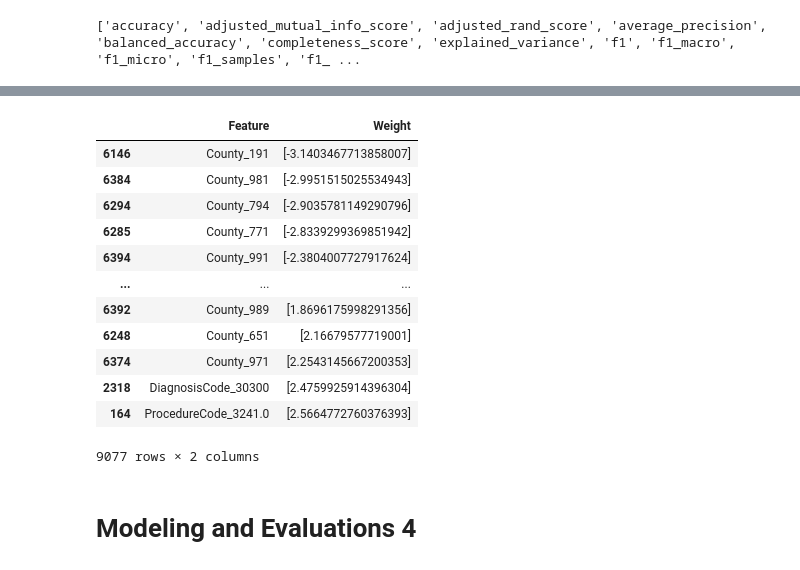
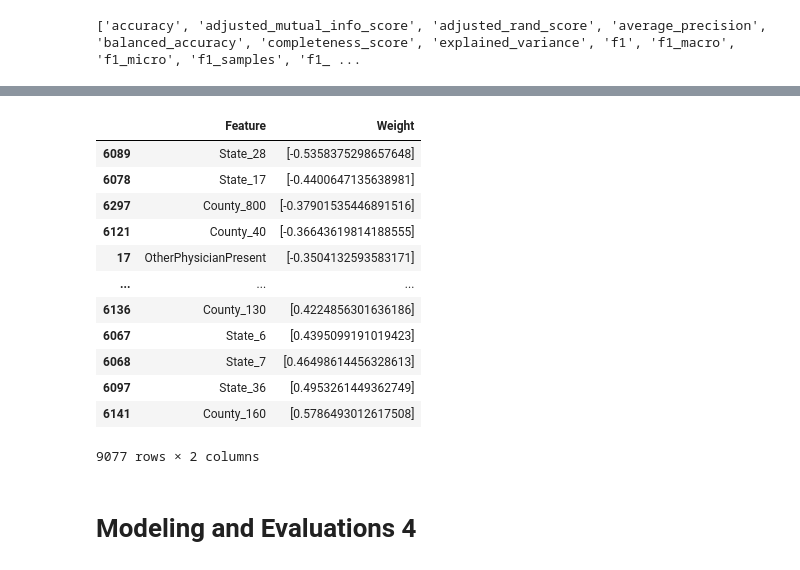
Before and after one commit to sachinac/ML7331, a Jupyter notebook: msds_7331_lab_2_v01.ipynb, the cells around one changed output, grey strips where cells are left out. Drawn from its saved outputs; the diff is of its cells as text; code cells hidden in the pictures.

```diff
--- a/msds_7331_lab_2_v01.ipynb
+++ b/msds_7331_lab_2_v01.ipynb
@@ -421,21 +423,25 @@ def testPerformance(pipeline, params):
 
     gridResults = pd.DataFrame.from_dict(grid.cv_results_)
 
+    fileName = str(LogGrid.best_estimator_[0]).split('(')[0]+'_CV_Results.xlsx'
+    gridResults.to_excel(fileName)
+
+
     fewResults = pd.DataFrame(grid.cv_results_)[['params','mean_fit_time','mean_test_roc_auc',"mean_test_accuracy","mean_test_precision","mean_test_recall","mean_test_f1"]].dropna()
     display(fewResults.sort_values(by='mean_test_f1'))
 
     start_time = timeit.default_timer()
 
-    clf = pipeline[0]
+    clf = grid.best_estimator_[0]
     # fit the model
     clf.fit(X_train,y_train)
 
     fit_time = timeit.default_timer() - start_time
 
     # do 10-fold cross validation:
-    f1scores = cross_val_score(clf, X_train, y_train, cv=cv, scoring='f1', n_jobs=-1)
-    PreScores = cross_val_score(clf, X_train, y_train, cv=cv, scoring='precision', n_jobs=-1)
-    RecScores = cross_val_score(clf, X_train, y_train, cv=cv, scoring='recall', n_jobs=-1)
+    f1scores = cross_val_score(clf, X_test, y_test, cv=cv, scoring='f1', n_jobs=-1)
+    PreScores = cross_val_score(clf, X_test, y_test, cv=cv, scoring='precision', n_jobs=-1)
+    RecScores = cross_val_score(clf, X_test, y_test, cv=cv, scoring='recall', n_jobs=-1)
     print('\n10-fold Cross Validation results:')
     print('---------------------------------')
     print('F1 scores:', f1scores)
@@ -482,7 +488,7 @@ def testPerformance(pipeline, params):
     print("\nFit time: ", fit_time)
     print("CV time: ", cv_time)
     print("Total time: ", timeit.default_timer() - start_time)
-    return(gridResults, clf)
+    return(grid)
 # %% [markdown]
 Set up pipe for logistic regression hyper parameter tuning
 # %%
@@ -491,14 +497,14 @@ Set up pipe for logistic regression hyper parameter tuning
 LogPipe = make_pipeline(LogisticRegression())
 
 LogParams = {'logisticregression__penalty':['l1','l2']
-              ,'logisticregression__C': [.01, .1]
+              ,'logisticregression__C': [.01]#, .1, 1, 10, 100]
               ,'logisticregression__class_weight': ['balanced','None']
               ,'logisticregression__random_state': [86]
               ,'logisticregression__solver': ['sag','liblinear','lbfgs']
-              ,'logisticregression__max_iter':[1000]
+              ,'logisticregression__max_iter':[500]
               ,'logisticregression__n_jobs':[-1]
              }
 
 
-LogResults, LogModel = testPerformance(LogPipe, LogParams)
+LogGrid = testPerformance(LogPipe, LogParams)
 # %% [output]
@@ -604,20 +548,20 @@ Total time:  13.984492135001346
 # %%
 # summarize feature importance
-zip_vars = zip(ipdata.columns,logreg.coef_.T) # combine attributes
+zip_vars = zip(ipdata.columns,LogGrid.best_estimator_[0].coef_.T) # combine attributes
 FeatureWeights = pd.DataFrame(list(zip_vars), columns=['Feature', 'Weight'])
 
 FeatureWeights.sort_values(by='Weight')
 # %% [output]
 |  | Feature | Weight |
-| 6146 | County_191 | [-3.1403467713858007] |
-| 6384 | County_981 | [-2.9951515025534943] |
-| 6294 | County_794 | [-2.9035781149290796] |
-| 6285 | County_771 | [-2.8339299369851942] |
-| 6394 | County_991 | [-2.3804007727917624] |
+| 6089 | State_28 | [-0.5358375298657648] |
+| 6078 | State_17 | [-0.4400647135638981] |
+| 6297 | County_800 | [-0.37901535446891516] |
+| 6121 | County_40 | [-0.36643619814188555] |
+| 17 | OtherPhysicianPresent | [-0.3504132593583171] |
 | ... | ... | ... |
-| 6392 | County_989 | [1.8696175998291356] |
-| 6248 | County_651 | [2.16679577719001] |
-| 6374 | County_971 | [2.2543145667200353] |
-| 2318 | DiagnosisCode_30300 | [2.4759925914396304] |
-| 164 | ProcedureCode_3241.0 | [2.5664772760376393] |
+| 6136 | County_130 | [0.4224856301636186] |
+| 6067 | State_6 | [0.4395099191019423] |
+| 6068 | State_7 | [0.46498614456328613] |
+| 6097 | State_36 | [0.4953261449362749] |
+| 6141 | County_160 | [0.5786493012617508] |
 9077 rows × 2 columns
```
Also changed, not shown: parts of 8 cells of this notebook.
